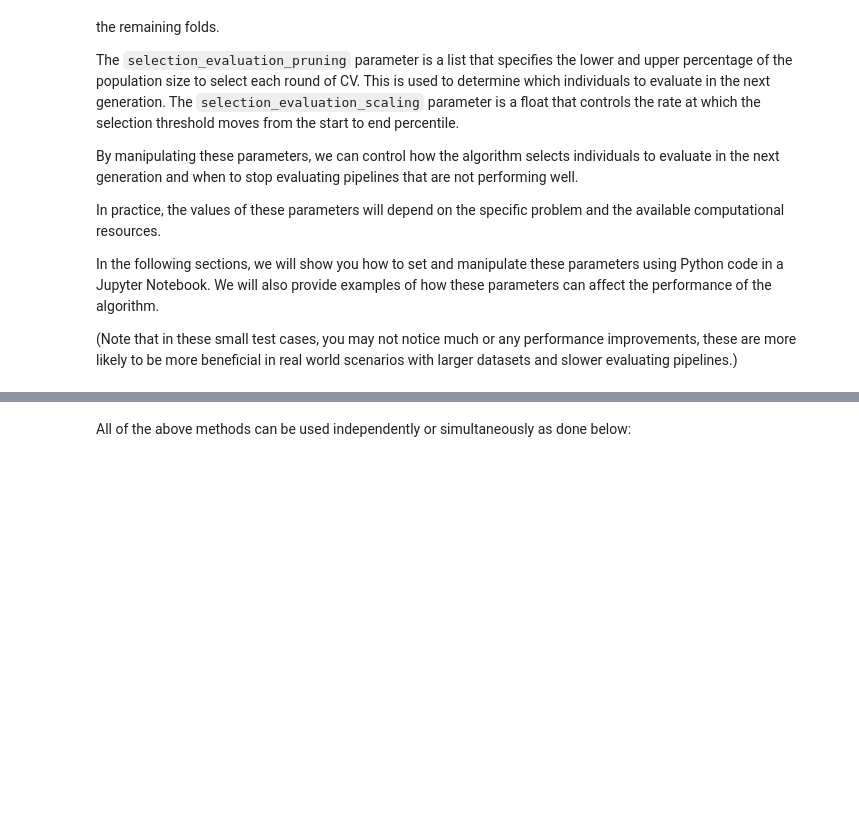
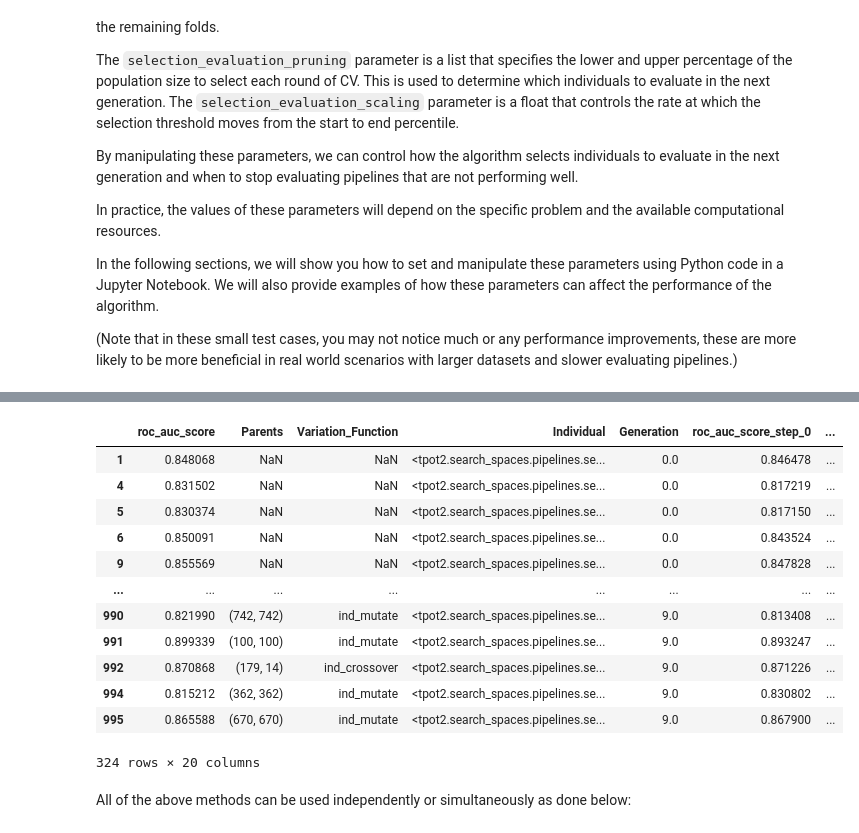
Before and after one commit to EpistasisLab/tpot, a Jupyter notebook: Tutorial/8_SH_and_cv_early_pruning.ipynb, the cells around one changed output, grey strips where cells are left out. Cells and saved outputs as stored; diff of their text form; code cells hidden in the pictures; blank space fills up the shorter version.

```diff
--- a/Tutorial/8_SH_and_cv_early_pruning.ipynb
+++ b/Tutorial/8_SH_and_cv_early_pruning.ipynb
@@ -207,18 +326,16 @@ plt.show()
 # %%
-
-
-
 est = tpot2.TPOTEstimator(
-                            generations=50,
+                            generations=10,
                             max_time_mins=None,
                             scorers=['roc_auc_ovr'],
                             scorers_weights=[1],
                             classification=True,
-                            search_space = 'linear',
+                            search_space = search_space,
+                            population_size=100,
                             n_jobs=32,
                             cv=cv,
-                            early_stop=5,
                             verbose=3,
+                            random_state=42,
 
                             selection_evaluation_pruning  = selection_evaluation_pruning,
                             selection_evaluation_scaling = selection_evaluation_scaling,
@@ -226,5 +343,6 @@ est = tpot2.TPOTEstimator(
 
 
 start = time.time()
-est.fit(X, y)
+est.fit(X_train, y_train)
 print(f"total time: {time.time()-start}")
+print("test score: ", scorer(est, X_test, y_test))
@@ -231,22 +372,19 @@ print(f"total time: {time.time()-start}")
-# %%
-# no pruning
-est = tpot2.TPOTEstimator(
-                            generations=50,
-                            max_time_mins=None,
-                            scorers=['roc_auc_ovr'],
-                            scorers_weights=[1],
-                            classification=True,
-                            search_space = 'linear',
-                            n_jobs=32,
-                            cv=cv,
-                            early_stop=5,
-                            verbose=3,
-                            )
-
-
-start = time.time()
-est.fit(X, y)
-print(f"total time: {time.time()-start}")
+# %%
+est.evaluated_individuals[est.evaluated_individuals['roc_auc_score_step_9']>0]
+# %% [output]
+|  | roc_auc_score | Parents | Variation_Function | Individual | Generation | roc_auc_score_step_0 | ... |
+| 1 | 0.848068 | NaN | NaN | <tpot2.search_spaces.pipelines.se... | 0.0 | 0.846478 | ... |
+| 4 | 0.831502 | NaN | NaN | <tpot2.search_spaces.pipelines.se... | 0.0 | 0.817219 | ... |
+| 5 | 0.830374 | NaN | NaN | <tpot2.search_spaces.pipelines.se... | 0.0 | 0.817150 | ... |
+| 6 | 0.850091 | NaN | NaN | <tpot2.search_spaces.pipelines.se... | 0.0 | 0.843524 | ... |
+| 9 | 0.855569 | NaN | NaN | <tpot2.search_spaces.pipelines.se... | 0.0 | 0.847828 | ... |
+| ... | ... | ... | ... | ... | ... | ... | ... |
+| 990 | 0.821990 | (742, 742) | ind_mutate | <tpot2.search_spaces.pipelines.se... | 9.0 | 0.813408 | ... |
+| 991 | 0.899339 | (100, 100) | ind_mutate | <tpot2.search_spaces.pipelines.se... | 9.0 | 0.893247 | ... |
+| 992 | 0.870868 | (179, 14) | ind_crossover | <tpot2.search_spaces.pipelines.se... | 9.0 | 0.871226 | ... |
+| 994 | 0.815212 | (362, 362) | ind_mutate | <tpot2.search_spaces.pipelines.se... | 9.0 | 0.830802 | ... |
+| 995 | 0.865588 | (670, 670) | ind_mutate | <tpot2.search_spaces.pipelines.se... | 9.0 | 0.867900 | ... |
+324 rows × 20 columns
 # %% [markdown]
 All of the above methods can be used independently or simultaneously as done below:
 # %%
```
Also changed, not shown: parts of 11 cells of this notebook.
